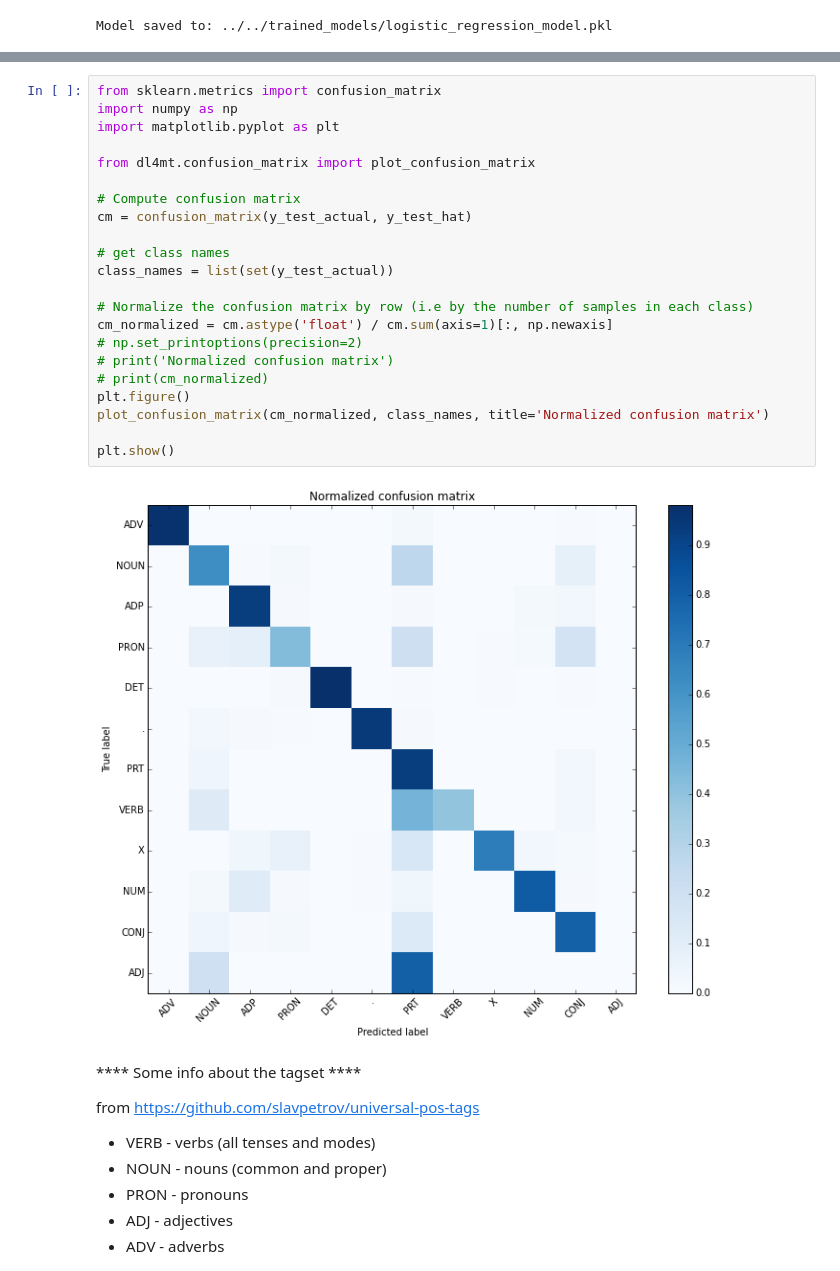
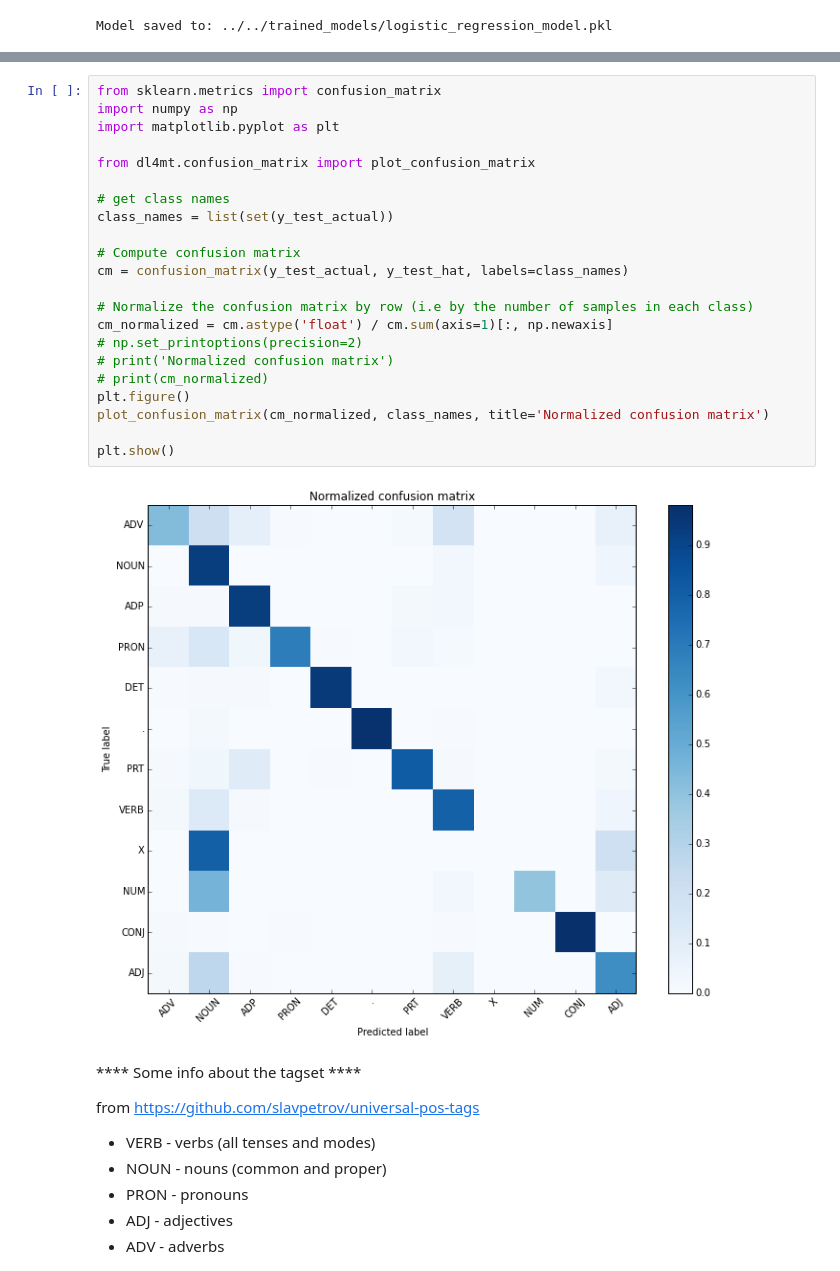
Before and after one commit to chrishokamp/dl4mt_exercises, a Jupyter notebook: notebooks/day1/theano_logistic_regression.ipynb, the cells around one changed output, grey strips where cells are left out. Saved outputs shown, nothing was run; the diff lists cells and outputs as text.

Commit message:
Fixed bug in confusion matrix

```diff
--- a/notebooks/day1/theano_logistic_regression.ipynb
+++ b/notebooks/day1/theano_logistic_regression.ipynb
@@ -526,27 +526,27 @@ Overwriting ../../dl4mt/confusion_matrix.py
 # %%
 from sklearn.metrics import confusion_matrix
 import numpy as np
 import matplotlib.pyplot as plt
 
 from dl4mt.confusion_matrix import plot_confusion_matrix
 
-# Compute confusion matrix
-cm = confusion_matrix(y_test_actual, y_test_hat)
-
 # get class names
 class_names = list(set(y_test_actual))
+
+# Compute confusion matrix
+cm = confusion_matrix(y_test_actual, y_test_hat, labels=class_names)
 
 # Normalize the confusion matrix by row (i.e by the number of samples in each class)
 cm_normalized = cm.astype('float') / cm.sum(axis=1)[:, np.newaxis]
 # np.set_printoptions(precision=2)
 # print('Normalized confusion matrix')
 # print(cm_normalized)
 plt.figure()
 plot_confusion_matrix(cm_normalized, class_names, title='Normalized confusion matrix')
 
 plt.show()
 # %% [output]
-[figure, old version]
+[figure, new version]
 # %% [markdown]
 **** Some info about the tagset ****
 
```
Also changed, not shown: parts of 6 cells of this notebook.
